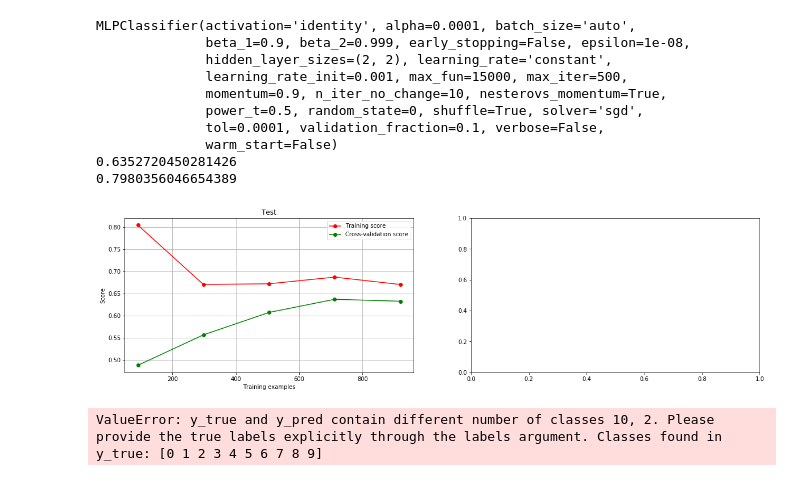
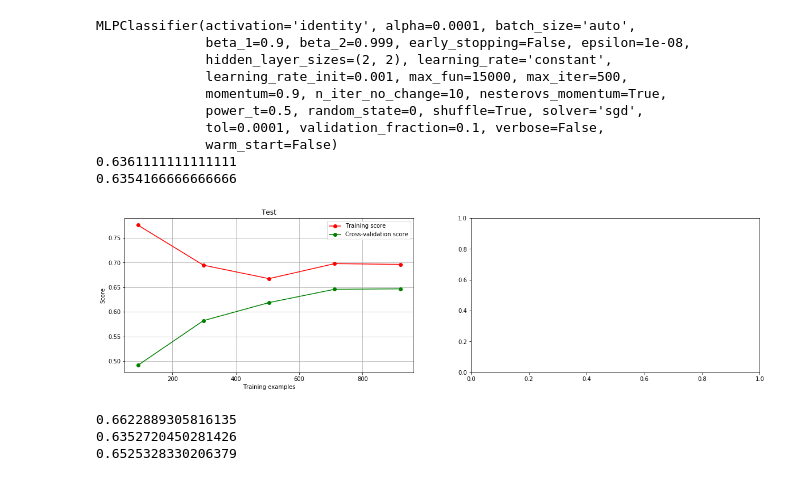
Before and after one commit to JonahCWilson/mla2, a Jupyter notebook: Assignment2.ipynb, the cells around one changed output. Saved outputs shown, nothing was run; the diff lists cells and outputs as text; code cells hidden in the pictures.

Commit message:
Added mlrose NeuralNetwork with three optimization algorithms

```diff
--- a/Assignment2.ipynb
+++ b/Assignment2.ipynb
@@ -184,43 +198,54 @@ def plot_learning_curve(estimator, title, X, y, axes=None, ylim=None, cv=None,
 
 params = {
     'activation': 'logistic',
     'max_iter': 2500,
     'random_state': 0
 }
 
 grid_params = {
     'activation': ['identity'],
     'max_iter': [500],
     'random_state': [0],
     'solver': ['sgd'],
     'hidden_layer_sizes': [(2,2)]
 }
 
 nn = MLPClassifier()
 clf = GridSearchCV(nn, param_grid=grid_params, n_jobs=3)
-clf.fit(occTrainX, occTrainY)
+clf.fit(trainDigitX, trainDigitY)
 best = clf.best_estimator_
 print(best)
 plot_learning_curve(best, "Test", trainDigitX, trainDigitY, n_jobs=3)
 
-ypred = best.predict(occTestX)
-print(accuracy_score(ypred, occTestY))
-ypred = best.predict(occValidX)
-print(accuracy_score(ypred, occValidY))
+ypred = best.predict(testDigitX)
+print(accuracy_score(ypred, testDigitY))
+ypred = best.predict(validDigitX)
+print(accuracy_score(ypred, validDigitY))
 # %% [output]
 MLPClassifier(activation='identity', alpha=0.0001, batch_size='auto',
               beta_1=0.9, beta_2=0.999, early_stopping=False, epsilon=1e-08,
               hidden_layer_sizes=(2, 2), learning_rate='constant',
               learning_rate_init=0.001, max_fun=15000, max_iter=500,
               momentum=0.9, n_iter_no_change=10, nesterovs_momentum=True,
               power_t=0.5, random_state=0, shuffle=True, solver='sgd',
               tol=0.0001, validation_fraction=0.1, verbose=False,
               warm_start=False)
-0.6352720450281426
-0.7980356046654389
+0.6361111111111111
+0.6354166666666666
-[figure, old version]
+[figure, new version]
 # %%
 # Neural Network - Random Hill Climbing
+
+# Format Data For mlrose
+scaler = MinMaxScaler()
+
+X_train_scaled = scaler.fit_transform(occTrainX)
+X_test_scaled = scaler.transform(occTestX)
+
+one_hot = OneHotEncoder()
+
+y_train_hot = one_hot.fit_transform(occTrainY.reshape(-1, 1)).todense()
+y_test_hot = one_hot.transform(occTestY.reshape(-1, 1)).todense()
 
 # nn_model1 = mlrose.NeuralNetwork(hidden_nodes = [2], activation ='relu',
 #                                  algorithm ='random_hill_climb',
@@ -236,6 +261,26 @@ params = {
     'random_state': 0
 }
 nn = NeuralNetwork(**params)
-nn.fit(trainDigitX, trainDigitY)
+nn.fit(X_train_scaled, y_train_hot)
+
+
+ypred = nn.predict(X_test_scaled)
+print(accuracy_score(ypred, y_test_hot))
+
+params['algorithm'] = 'simulated_annealing'
+nn = NeuralNetwork(**params)
+nn.fit(X_train_scaled, y_train_hot)
+
+ypred = nn.predict(X_test_scaled)
+print(accuracy_score(ypred, y_test_hot))
+
+params['algorithm'] = 'genetic_alg'
+nn = NeuralNetwork(**params)
+nn.fit(X_train_scaled, y_train_hot)
+
+ypred = nn.predict(X_test_scaled)
+print(accuracy_score(ypred, y_test_hot))
 # %% [output]
-ValueError: y_true and y_pred contain different number of classes 10, 2. Please provide the true labels explicitly through the labels argument. Classes found in y_true: [0 1 2 3 4 5 6 7 8 9]
+0.6622889305816135
+0.6352720450281426
+0.6525328330206379
```
Also changed, not shown: parts of 2 cells of this notebook.
